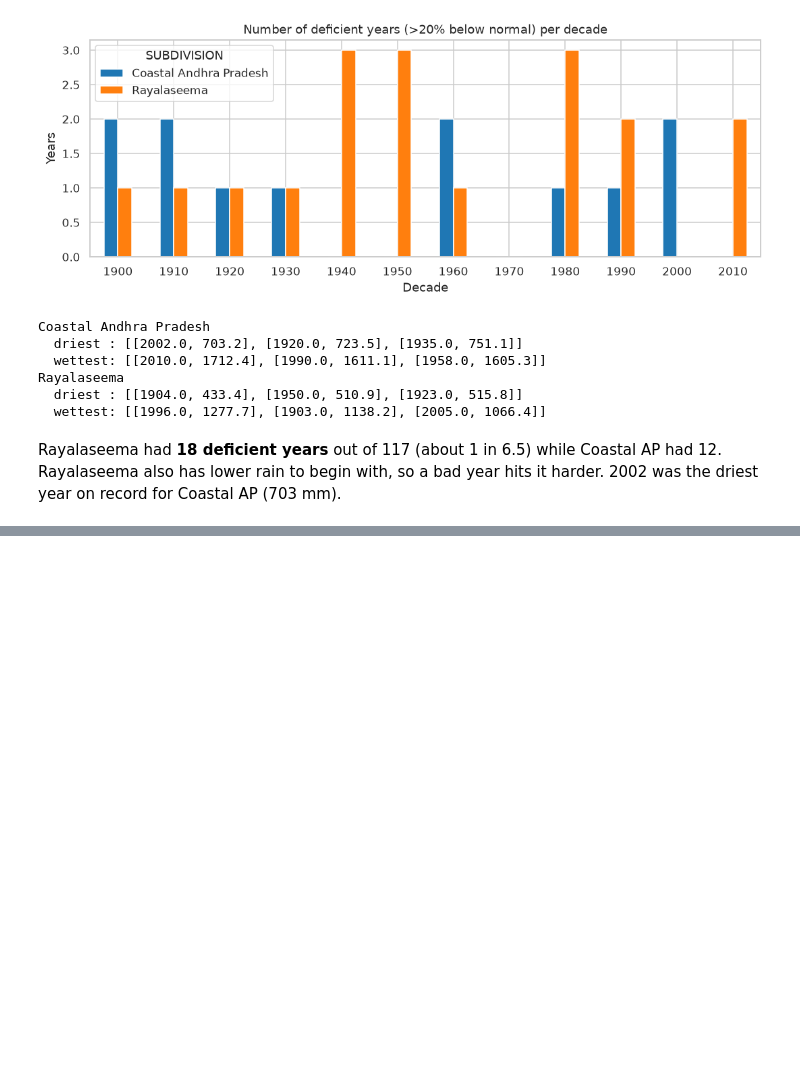
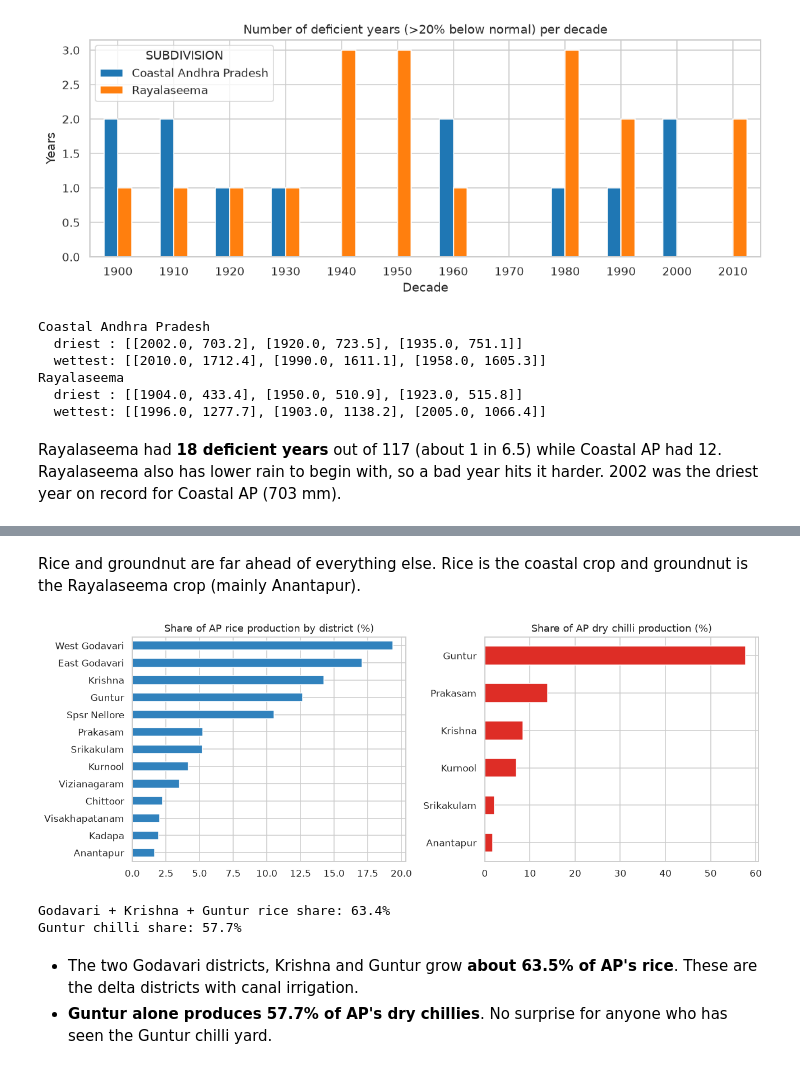
Before and after one commit to Tejdeep-67/ap-rainfall-crop-analysis, a Jupyter notebook: notebooks/ap_rainfall_crop_eda.ipynb, the cells around one changed output, grey strips where cells are left out. Drawn from its saved outputs; the diff is of its cells as text; code cells hidden in the pictures; blank space fills up the shorter version.

```diff
--- a/notebooks/ap_rainfall_crop_eda.ipynb
+++ b/notebooks/ap_rainfall_crop_eda.ipynb
@@ -186,0 +233,29 @@ Rayalaseema had **18 deficient years** out of 117 (about 1 in 6.5) while Coastal
+# %% [markdown]
+Rice and groundnut are far ahead of everything else. Rice is the coastal crop and groundnut is the Rayalaseema crop (mainly Anantapur).
+# %%
+rice = crops[crops["Crop"] == "Rice"].groupby("District_Name")["Production"].sum()
+rice_share = (rice / rice.sum() * 100).sort_values(ascending=False)
+
+chilli = crops[crops["Crop"] == "Dry chillies"].groupby("District_Name")["Production"].sum()
+chilli_share = (chilli / chilli.sum() * 100).sort_values(ascending=False)
+
+fig, axes = plt.subplots(1, 2, figsize=(12, 4.5))
+rice_share.sort_values().plot(kind="barh", ax=axes[0], color="#3182bd")
+axes[0].set_title("Share of AP rice production by district (%)")
+chilli_share.head(6).sort_values().plot(kind="barh", ax=axes[1], color="#de2d26")
+axes[1].set_title("Share of AP dry chilli production (%)")
+for ax in axes:
+    ax.set_ylabel("")
+plt.tight_layout()
+plt.savefig(IMG + "district_share.png")
+plt.show()
+
+print("Godavari + Krishna + Guntur rice share: %.1f%%" % rice_share[["West Godavari", "East Godavari", "Krishna", "Guntur"]].sum())
+print("Guntur chilli share: %.1f%%" % chilli_share["Guntur"])
+# %% [output]
+[figure, added]
+Godavari + Krishna + Guntur rice share: 63.4%
+Guntur chilli share: 57.7%
+# %% [markdown]
+- The two Godavari districts, Krishna and Guntur grow **about 63.5% of AP's rice**. These are the delta districts with canal irrigation.
+- **Guntur alone produces 57.7% of AP's dry chillies**. No surprise for anyone who has seen the Guntur chilli yard.
```
Also changed, not shown: parts of 4 cells of this notebook, 2 other files.
